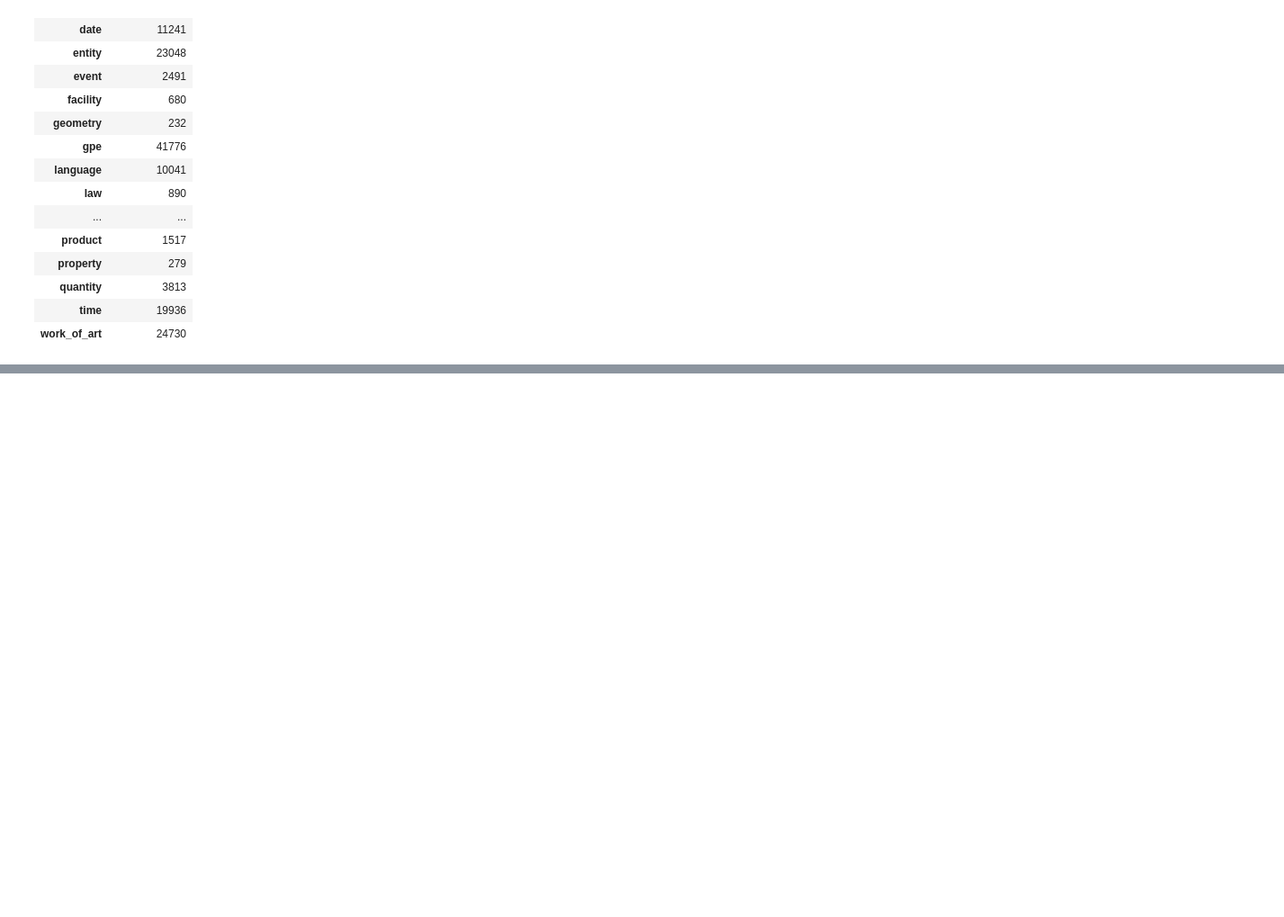
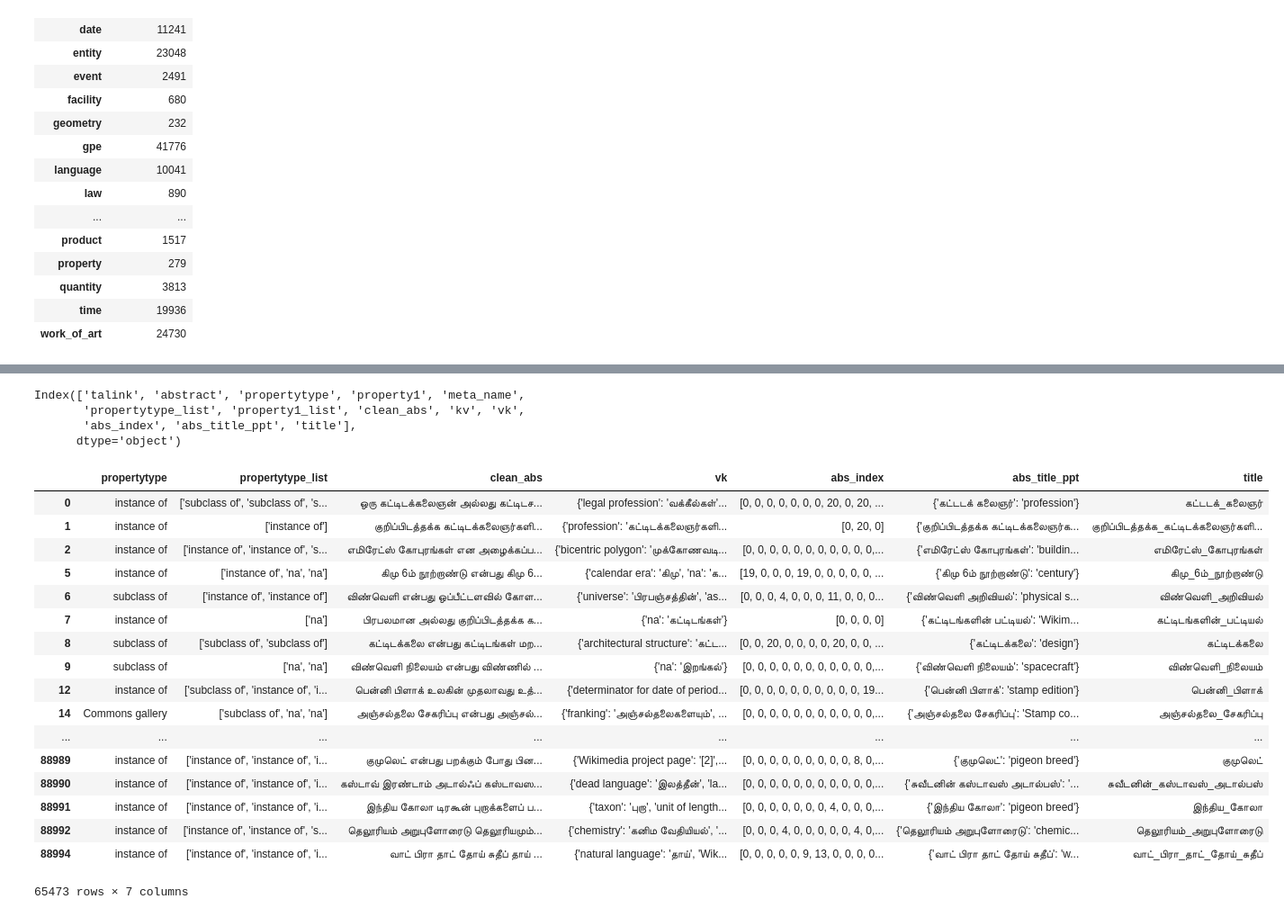
Before and after one commit to hariv13/tamil-re, a Jupyter notebook: tamil+tokenizer.ipynb, the cells around one changed output, grey strips where cells are left out. Shown at 90% size. Saved outputs shown, nothing was run; the diff lists cells and outputs as text; code cells hidden in the pictures; blank space fills up the shorter version.

```diff
--- a/tamil+tokenizer.ipynb
+++ b/tamil+tokenizer.ipynb
@@ -558,0 +760,4 @@ temp
+# %%
+data['abs_title_ppt']=data.apply(url_ppt,axis=1)
+# %%
+data['title']=data.apply(lambda row:os.path.split(row['talink'])[1],axis=1)
@@ -558,0 +785,32 @@ temp
+# %%
+data.columns
+# %% [output]
+Index(['talink', 'abstract', 'propertytype', 'property1', 'meta_name',
+       'propertytype_list', 'property1_list', 'clean_abs', 'kv', 'vk',
+       'abs_index', 'abs_title_ppt', 'title'],
+      dtype='object')
+# %%
+data=data.drop(['talink', 'abstract','kv'],axis=1)
+# %%
+data=data.drop(['property1','meta_name', 'property1_list'],axis=1)
+# %%
+data
+# %% [output]
+|  | propertytype | propertytype_list | clean_abs | vk | abs_index | abs_title_ppt | title |
+| 0 | instance of | ['subclass of', 'subclass of', 's... | ஒரு கட்டிடக்கலைஞன் அல்லது கட்டிடச... | {'legal profession': 'வக்கீல்கள்'... | [0, 0, 0, 0, 0, 0, 0, 20, 0, 20, ... | {'கட்டடக் கலைஞர்': 'profession'} | கட்டடக்_கலைஞர் |
+| 1 | instance of | ['instance of'] | குறிப்பிடத்தக்க கட்டிடக்கலைஞர்களி... | {'profession': 'கட்டிடக்கலைஞர்களி... | [0, 20, 0] | {'குறிப்பிடத்தக்க கட்டிடக்கலைஞர்க... | குறிப்பிடத்தக்க_கட்டிடக்கலைஞர்களி... |
+| 2 | instance of | ['instance of', 'instance of', 's... | எமிரேட்ஸ் கோபுரங்கள் என அழைக்கப்ப... | {'bicentric polygon': 'முக்கோணவடி... | [0, 0, 0, 0, 0, 0, 0, 0, 0, 0, 0,... | {'எமிரேட்ஸ் கோபுரங்கள்': 'buildin... | எமிரேட்ஸ்_கோபுரங்கள் |
+| 5 | instance of | ['instance of', 'na', 'na'] | கிமு 6ம் நூற்றாண்டு என்பது கிமு 6... | {'calendar era': 'கிமு', 'na': 'க... | [19, 0, 0, 0, 19, 0, 0, 0, 0, 0, ... | {'கிமு 6ம் நூற்றாண்டு': 'century'} | கிமு_6ம்_நூற்றாண்டு |
+| 6 | subclass of | ['instance of', 'instance of'] | விண்வெளி என்பது ஒப்பீட்டளவில் கோள... | {'universe': 'பிரபஞ்சத்தின்', 'as... | [0, 0, 0, 4, 0, 0, 0, 11, 0, 0, 0... | {'விண்வெளி அறிவியல்': 'physical s... | விண்வெளி_அறிவியல் |
+| 7 | instance of | ['na'] | பிரபலமான அல்லது குறிப்பிடத்தக்க க... | {'na': 'கட்டிடங்கள்'} | [0, 0, 0, 0] | {'கட்டிடங்களின் பட்டியல்': 'Wikim... | கட்டிடங்களின்_பட்டியல் |
+| 8 | subclass of | ['subclass of', 'subclass of'] | கட்டிடக்கலை என்பது கட்டிடங்கள் மற... | {'architectural structure': 'கட்ட... | [0, 0, 20, 0, 0, 0, 0, 20, 0, 0, ... | {'கட்டிடக்கலை': 'design'} | கட்டிடக்கலை |
+| 9 | subclass of | ['na', 'na'] | விண்வெளி நிலையம் என்பது விண்ணில் ... | {'na': 'இறங்கல்'} | [0, 0, 0, 0, 0, 0, 0, 0, 0, 0, 0,... | {'விண்வெளி நிலையம்': 'spacecraft'} | விண்வெளி_நிலையம் |
+| 12 | instance of | ['subclass of', 'instance of', 'i... | பென்னி பிளாக் உலகின் முதலாவது உத்... | {'determinator for date of period... | [0, 0, 0, 0, 0, 0, 0, 0, 0, 0, 19... | {'பென்னி பிளாக்': 'stamp edition'} | பென்னி_பிளாக் |
+| 14 | Commons gallery | ['subclass of', 'na', 'na'] | அஞ்சல்தலை சேகரிப்பு என்பது அஞ்சல்... | {'franking': 'அஞ்சல்தலைகளையும்', ... | [0, 0, 0, 0, 0, 0, 0, 0, 0, 0, 0,... | {'அஞ்சல்தலை சேகரிப்பு': 'Stamp co... | அஞ்சல்தலை_சேகரிப்பு |
+| ... | ... | ... | ... | ... | ... | ... | ... |
+| 88989 | instance of | ['instance of', 'instance of', 'i... | குமுலெட் என்பது பறக்கும் போது பின... | {'Wikimedia project page': '[2]',... | [0, 0, 0, 0, 0, 0, 0, 0, 0, 8, 0,... | {'குமுலெட்': 'pigeon breed'} | குமுலெட் |
+| 88990 | instance of | ['instance of', 'instance of', 'i... | கஸ்டாவ் இரண்டாம் அடால்ஃப் கஸ்டாவஸ... | {'dead language': 'இலத்தீன்', 'la... | [0, 0, 0, 0, 0, 0, 0, 0, 0, 0, 0,... | {'சுவீடனின் கஸ்டாவஸ் அடால்பஸ்': '... | சுவீடனின்_கஸ்டாவஸ்_அடால்பஸ் |
+| 88991 | instance of | ['instance of', 'instance of', 'i... | இந்திய கோலா டிரகூன் புறாக்களைப் ப... | {'taxon': 'புறா', 'unit of length... | [0, 0, 0, 0, 0, 0, 0, 4, 0, 0, 0,... | {'இந்திய கோலா': 'pigeon breed'} | இந்திய_கோலா |
+| 88992 | instance of | ['instance of', 'instance of', 's... | தெலூரியம் அறுபுளோரைடு தெலூரியமும்... | {'chemistry': 'கனிம வேதியியல்', '... | [0, 0, 0, 4, 0, 0, 0, 0, 0, 4, 0,... | {'தெலூரியம் அறுபுளோரைடு': 'chemic... | தெலூரியம்_அறுபுளோரைடு |
+| 88994 | instance of | ['instance of', 'instance of', 'i... | வாட் பிரா தாட் தோய் சுதீப் தாய் ... | {'natural language': 'தாய்', 'Wik... | [0, 0, 0, 0, 0, 9, 13, 0, 0, 0, 0... | {'வாட் பிரா தாட் தோய் சுதீப்': 'w... | வாட்_பிரா_தாட்_தோய்_சுதீப் |
+65473 rows × 7 columns
```
Also changed, not shown: parts of 28 cells of this notebook.
